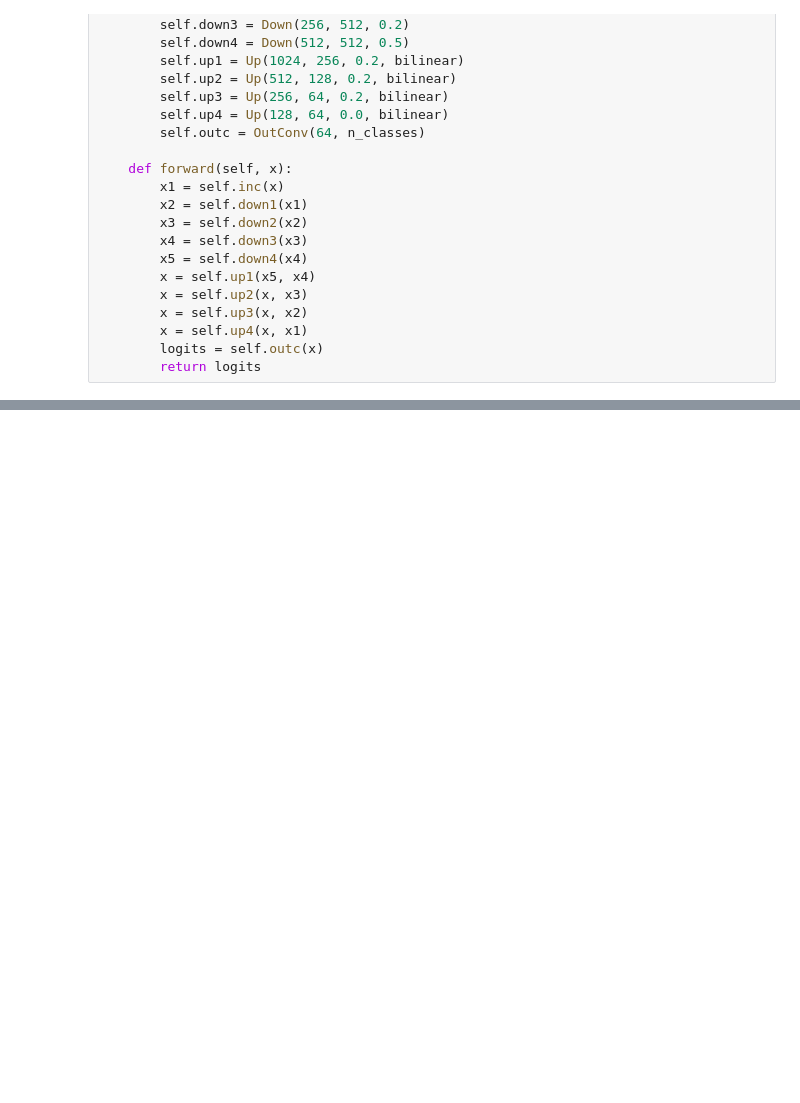
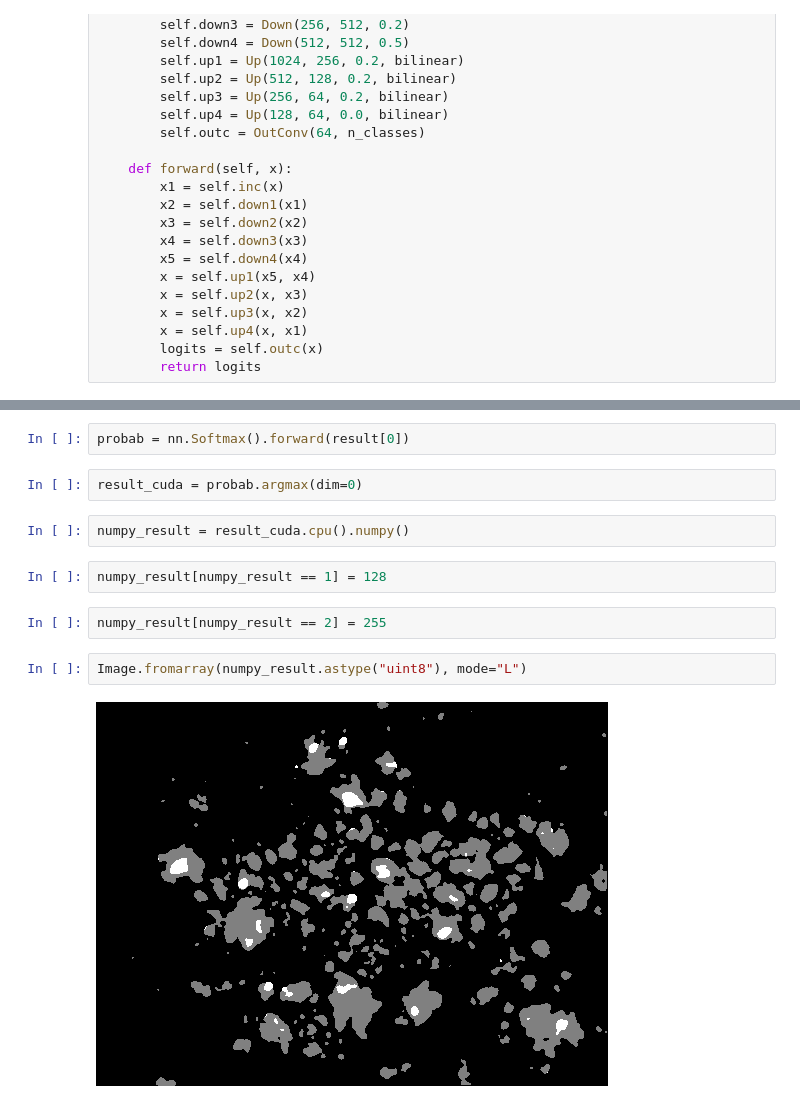
Before and after one commit to partyzans/data_playground, a Jupyter notebook: u2net/U2Net.ipynb, the cells around one changed output, grey strips where cells are left out. Cells and saved outputs as stored; diff of their text form; blank space fills up the shorter version.

```diff
--- a/u2net/U2Net.ipynb
+++ b/u2net/U2Net.ipynb
@@ -179,0 +267,14 @@ output1.shape
+# %%
+probab = nn.Softmax().forward(result[0])
+# %%
+result_cuda = probab.argmax(dim=0)
+# %%
+numpy_result = result_cuda.cpu().numpy()
+# %%
+numpy_result[numpy_result == 1] = 128
+# %%
+numpy_result[numpy_result == 2] = 255
+# %%
+Image.fromarray(numpy_result.astype("uint8"), mode="L")
+# %% [output]
+[figure, added]
```
Also changed, not shown: parts of 31 cells of this notebook.
